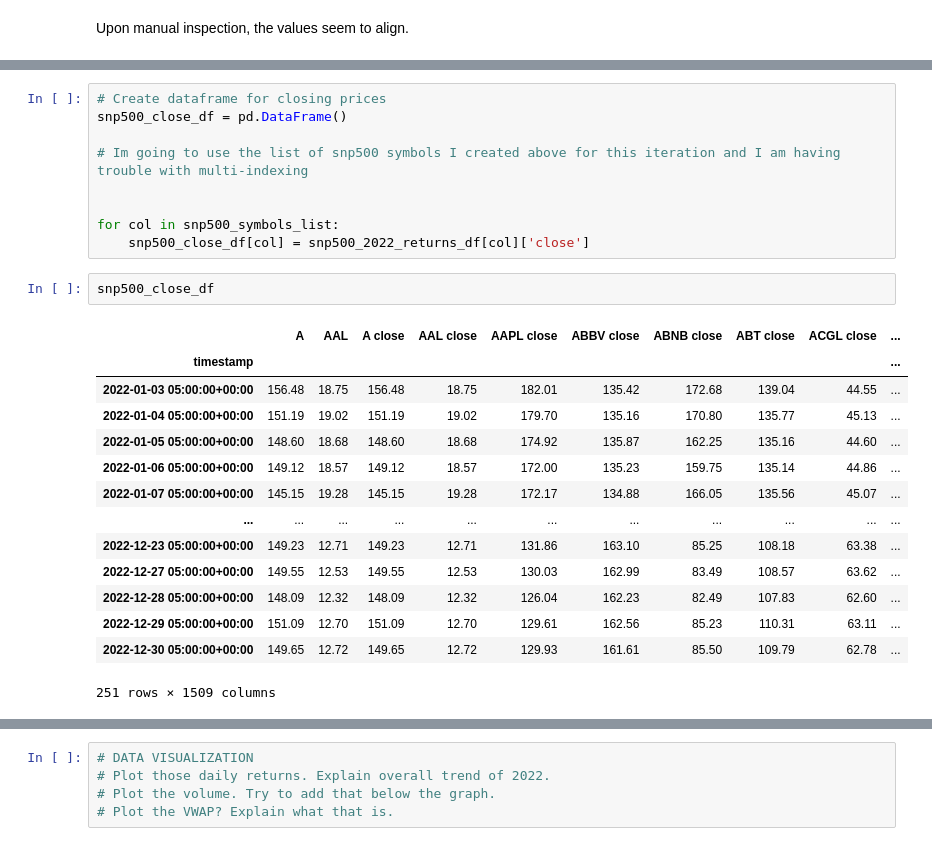
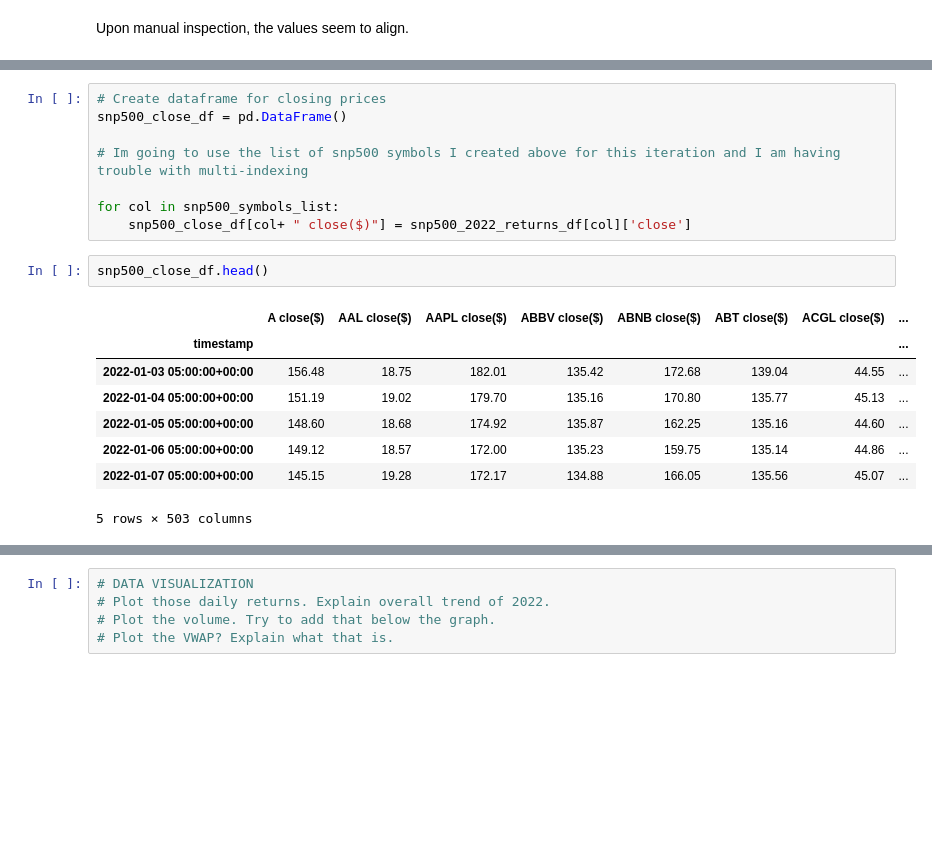
Before and after one commit to MontgomeryG/Group3Project1, a Jupyter notebook: snpReturnsWithAlpaca.ipynb, the cells around one changed output, grey strips where cells are left out. Drawn from its saved outputs; the diff is of its cells as text; blank space fills up the shorter version.

```diff
--- a/snpReturnsWithAlpaca.ipynb
+++ b/snpReturnsWithAlpaca.ipynb
@@ -442,23 +418,16 @@ snp500_close_df = pd.DataFrame()
 
 # Im going to use the list of snp500 symbols I created above for this iteration and I am having trouble with multi-indexing
 
-
 for col in snp500_symbols_list:
-    snp500_close_df[col] = snp500_2022_returns_df[col]['close']
+    snp500_close_df[col+ " close($)"] = snp500_2022_returns_df[col]['close']
 # %%
-snp500_close_df
+snp500_close_df.head()
 # %% [output]
-|  | A | AAL | A close | AAL close | AAPL close | ABBV close | ABNB close | ABT close | ACGL close | ... |
-| timestamp |  |  |  |  |  |  |  |  |  | ... |
-| 2022-01-03 05:00:00+00:00 | 156.48 | 18.75 | 156.48 | 18.75 | 182.01 | 135.42 | 172.68 | 139.04 | 44.55 | ... |
-| 2022-01-04 05:00:00+00:00 | 151.19 | 19.02 | 151.19 | 19.02 | 179.70 | 135.16 | 170.80 | 135.77 | 45.13 | ... |
-| 2022-01-05 05:00:00+00:00 | 148.60 | 18.68 | 148.60 | 18.68 | 174.92 | 135.87 | 162.25 | 135.16 | 44.60 | ... |
-| 2022-01-06 05:00:00+00:00 | 149.12 | 18.57 | 149.12 | 18.57 | 172.00 | 135.23 | 159.75 | 135.14 | 44.86 | ... |
-| 2022-01-07 05:00:00+00:00 | 145.15 | 19.28 | 145.15 | 19.28 | 172.17 | 134.88 | 166.05 | 135.56 | 45.07 | ... |
-| ... | ... | ... | ... | ... | ... | ... | ... | ... | ... | ... |
-| 2022-12-23 05:00:00+00:00 | 149.23 | 12.71 | 149.23 | 12.71 | 131.86 | 163.10 | 85.25 | 108.18 | 63.38 | ... |
-| 2022-12-27 05:00:00+00:00 | 149.55 | 12.53 | 149.55 | 12.53 | 130.03 | 162.99 | 83.49 | 108.57 | 63.62 | ... |
-| 2022-12-28 05:00:00+00:00 | 148.09 | 12.32 | 148.09 | 12.32 | 126.04 | 162.23 | 82.49 | 107.83 | 62.60 | ... |
-| 2022-12-29 05:00:00+00:00 | 151.09 | 12.70 | 151.09 | 12.70 | 129.61 | 162.56 | 85.23 | 110.31 | 63.11 | ... |
-| 2022-12-30 05:00:00+00:00 | 149.65 | 12.72 | 149.65 | 12.72 | 129.93 | 161.61 | 85.50 | 109.79 | 62.78 | ... |
+|  | A close($) | AAL close($) | AAPL close($) | ABBV close($) | ABNB close($) | ABT close($) | ACGL close($) | ... |
+| timestamp |  |  |  |  |  |  |  | ... |
+| 2022-01-03 05:00:00+00:00 | 156.48 | 18.75 | 182.01 | 135.42 | 172.68 | 139.04 | 44.55 | ... |
+| 2022-01-04 05:00:00+00:00 | 151.19 | 19.02 | 179.70 | 135.16 | 170.80 | 135.77 | 45.13 | ... |
+| 2022-01-05 05:00:00+00:00 | 148.60 | 18.68 | 174.92 | 135.87 | 162.25 | 135.16 | 44.60 | ... |
+| 2022-01-06 05:00:00+00:00 | 149.12 | 18.57 | 172.00 | 135.23 | 159.75 | 135.14 | 44.86 | ... |
+| 2022-01-07 05:00:00+00:00 | 145.15 | 19.28 | 172.17 | 134.88 | 166.05 | 135.56 | 45.07 | ... |
-251 rows × 1509 columns
+5 rows × 503 columns
```
Also changed, not shown: parts of 9 cells of this notebook.
